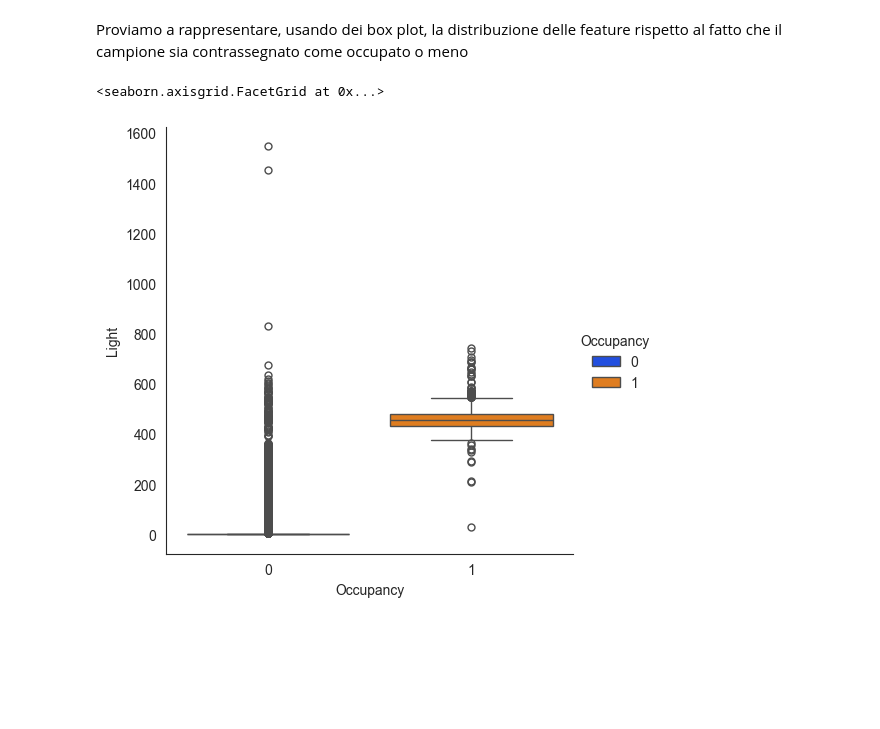
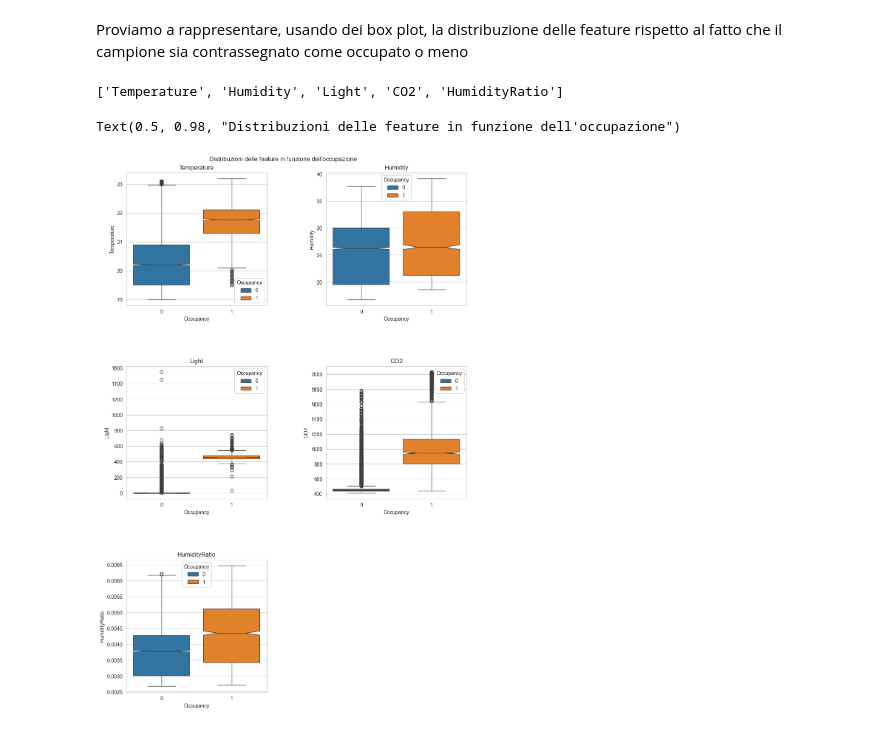
Before and after one commit to gabrielee20/roomoccupation, a Jupyter notebook: visualization.ipynb, the cells around one changed output. Cells and saved outputs as stored; diff of their text form; code cells hidden in the pictures; blank space fills up the shorter version.

Commit message:
Aggiunti small multiples con i box plot

```diff
--- a/visualization.ipynb
+++ b/visualization.ipynb
@@ -150,16 +150,48 @@ Proviamo a rappresentare, usando dei box plot, la distribuzione delle feature ri
 # %%
 occupancy_by_light = X[["Light", "Occupancy"]]
 
-grouped_by_occupancy = occupancy_by_light.groupby("Occupancy")
+# grouped_by_occupancy = occupancy_by_light.groupby("Occupancy")
+#
+# sns.catplot(
+#     data=occupancy_by_light,
+#     x="Occupancy",
+#     y="Light",
+#     kind="box",
+#     hue="Occupancy",
+#     palette="bright"
+# )
 
-sns.catplot(
-    data=occupancy_by_light,
-    x="Occupancy",
-    y="Light",
-    kind="box",
-    hue="Occupancy",
-    palette="bright"
-)
+features = X.columns.tolist()
+
+features.remove('Occupancy')
+features.remove('date')
+features.remove('weekday')
+
+print(features)
+
+
+fig, axes = plt.subplots(3, 2, constrained_layout=True, figsize=(10, 15))
+fig.set_constrained_layout_pads(hspace=0.2, wspace=0.2)
+axes = axes.flatten()
+
+for i, feat in enumerate(features):
+    ax = axes[i]
+    sns.boxplot(
+        data=X,
+        x="Occupancy",
+        y=feat,
+        hue="Occupancy",
+        palette="tab10",
+        notch=True,
+        ax=ax,
+    )
+    ax.set_title(feat)
+
+for i in range(len(features), len(axes)):
+    fig.delaxes(axes[i])
+
+fig.suptitle('Distribuzioni delle feature in funzione dell\'occupazione')
 # %% [output]
-<seaborn.axisgrid.FacetGrid at 0x...>
+['Temperature', 'Humidity', 'Light', 'CO2', 'HumidityRatio']
+Text(0.5, 0.98, "Distribuzioni delle feature in funzione dell'occupazione")
-[figure, old version]
+[figure, new version]
```
